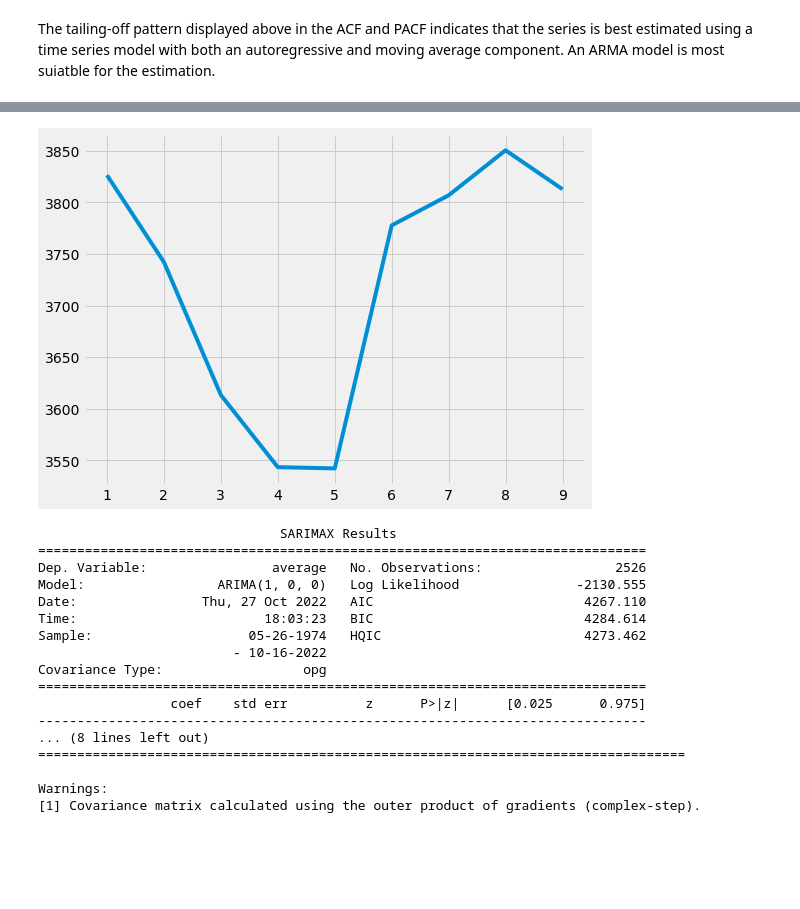
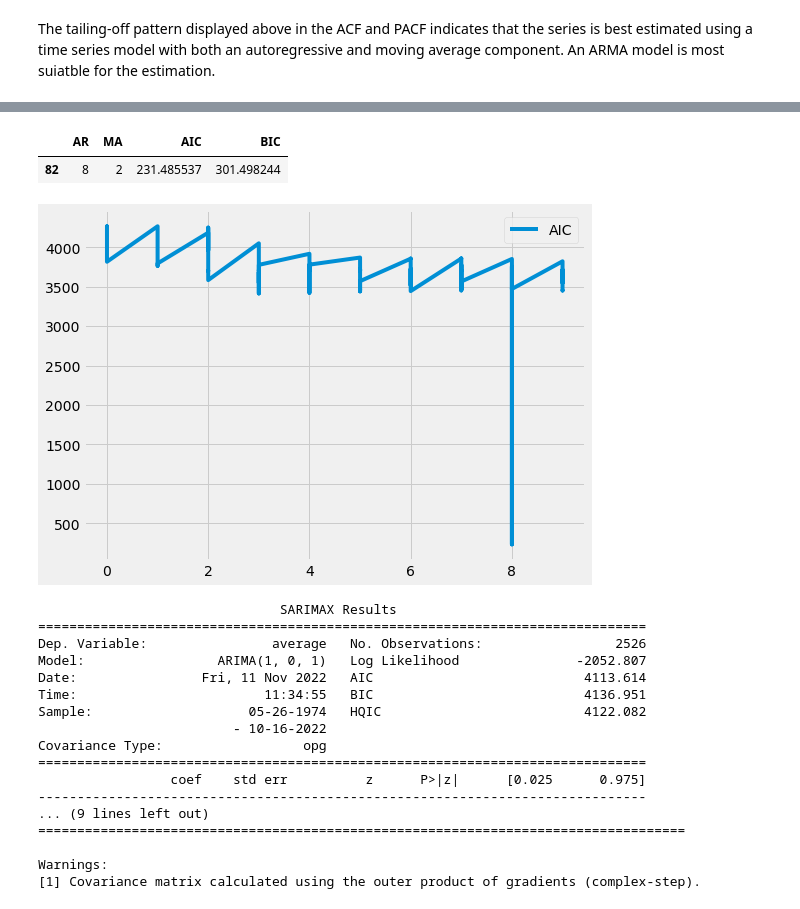
Before and after one commit to uzoma-iloanugo/CO2-Emission---Time-Series-Analysis, a Jupyter notebook: co2_emission.ipynb, the cells around one changed output, grey strips where cells are left out. Cells and saved outputs as stored; diff of their text form; code cells hidden in the pictures; blank space fills up the shorter version.

```diff
--- a/co2_emission.ipynb
+++ b/co2_emission.ipynb
@@ -253,13 +253,30 @@ fig = tsaplots.plot_pacf(co2_st, lags=40, ax=ax2)
 # %% [markdown]
 The tailing-off pattern displayed above in the ACF and PACF indicates that the series is best estimated using a time series model with both an autoregressive and moving average component. An ARMA model is most suiatble for the estimation.
 # %%
+#I create a loop through different combinations of AR(p) and MA(q) and store the results in a dataframe
+
 from statsmodels.tsa.arima.model import ARIMA
 import warnings
 warnings.filterwarnings('ignore')
 
 bic = []
+aic = []
+criteria_df = []
+for p in range(10):
+    for q in range(10):
 
-for p in range(10):
-    mod = ARIMA(co2_st, order = (p, 0, 6))
-    res = mod.fit()
-    bic.append(res.bic)
+        mod = ARIMA(co2_st, order = (p, 0, q))
+        res = mod.fit()
+        bic.append(res.bic)
+        aic.append(res.aic)
+
+        #Populate the dataframe with the results
+        criteria_df.append(
+            { "AR" : p,
+             "MA" : q,
+             "AIC" : res.aic,
+             "BIC" : res.bic}
+        )
+
+criteria_df = pd.DataFrame(criteria_df)
+criteria_df.head()
@@ -266,27 +290,39 @@ for p in range(10):
+# %%
+# Select the combination of AR(p) and MA(q) that produces the lowest AIC, BIC. The result shows AR(8) and MA(2) will
+# be the best model based on BIC and AIC values. The main model is thus ARMA(8, 2)
+
+min_aic = criteria_df["AIC"].min()
+criteria_df[criteria_df["AIC"]==min_aic]
+# %% [output]
+|  | AR | MA | AIC | BIC |
+| 82 | 8 | 2 | 231.485537 | 301.498244 |
 # %%
+#Plot the AIC: We obeserve a substantial drop in AIC at AR(*)
+
 rcParams['figure.figsize'] = 8, 6
-plt.plot(range(1, 10), bic[1:10])
+plt.plot(criteria_df['AR'], criteria_df['AIC'])
+plt.legend(["AIC"])
 plt.show()
 # %% [output]
-[figure, old version]
+[figure, new version]
 # %%
-model = ARIMA(co2_st, order = (1, 0, 0))
+model = ARIMA(co2_st, order = (1, 0, 1))
 res = model.fit()
 print(res.summary())
 # %% [output]
                                SARIMAX Results
 ==============================================================================
 Dep. Variable:                average   No. Observations:                 2526
-Model:                 ARIMA(1, 0, 0)   Log Likelihood               -2130.555
-Date:                Thu, 27 Oct 2022   AIC                           4267.110
-Time:                        18:03:23   BIC                           4284.614
-Sample:                    05-26-1974   HQIC                          4273.462
+Model:                 ARIMA(1, 0, 1)   Log Likelihood               -2052.807
+Date:                Fri, 11 Nov 2022   AIC                           4113.614
+Time:                        11:34:55   BIC                           4136.951
+Sample:                    05-26-1974   HQIC                          4122.082
                          - 10-16-2022
 Covariance Type:                  opg
 ==============================================================================
                  coef    std err          z      P>|z|      [0.025      0.975]
 ------------------------------------------------------------------------------
-... (8 lines left out)
+... (9 lines left out)
 ===================================================================================
 
 Warnings:
```
Also changed, not shown: parts of 6 cells of this notebook.
